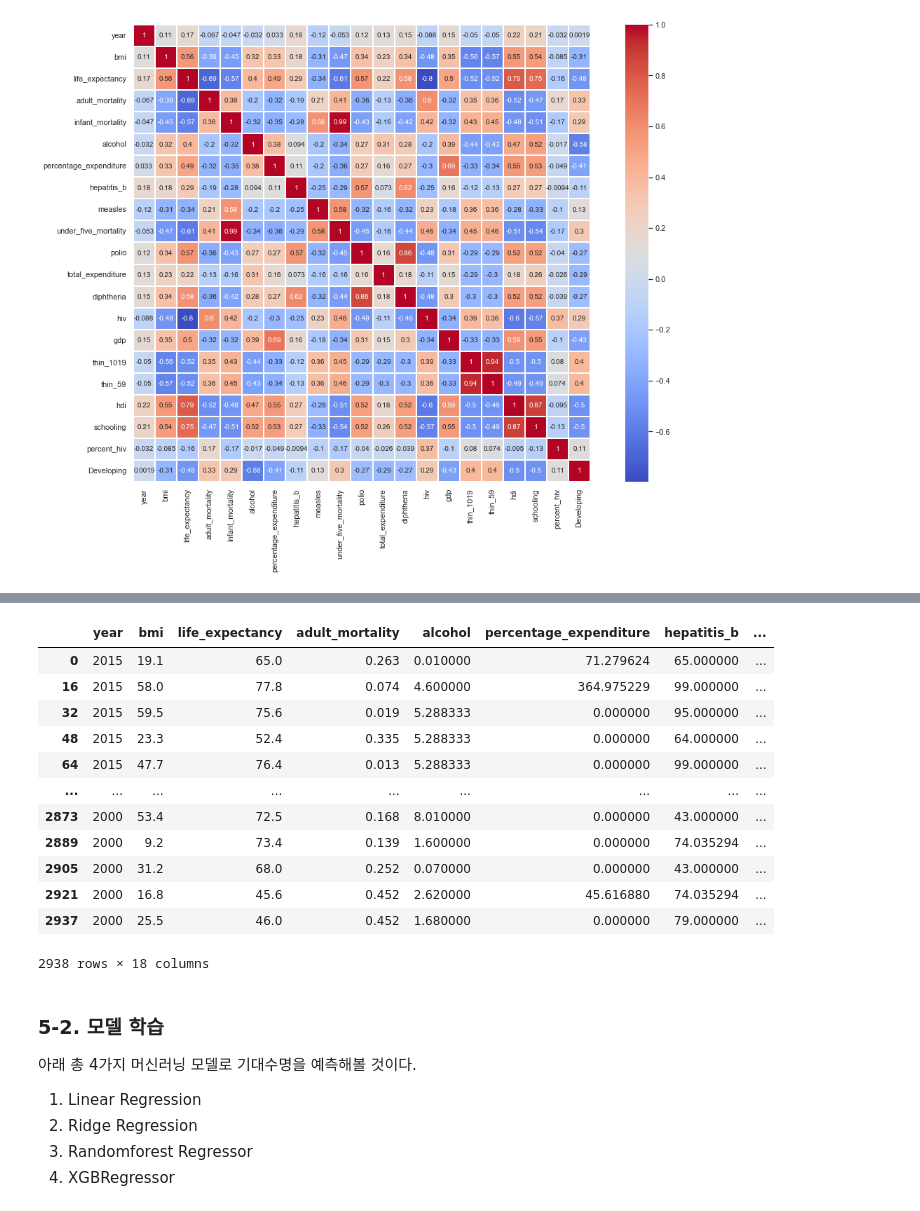
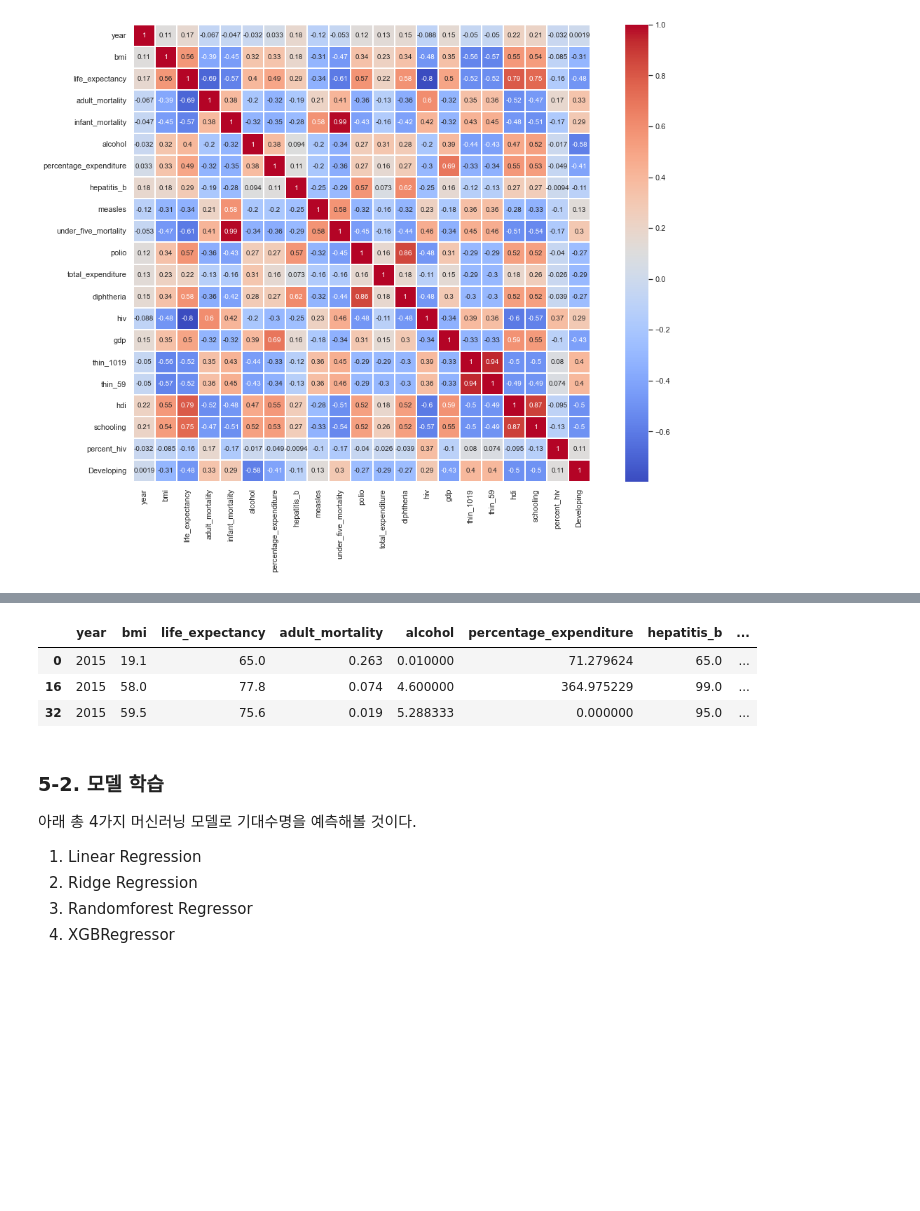
Before and after one commit to minnnnppp/Portfolio, a Jupyter notebook: AIB_project/cp1/AI_10_박민경_CP_01 (1).ipynb, the cells around one changed output, grey strips where cells are left out. Drawn from its saved outputs; the diff is of its cells as text; code cells hidden in the pictures; blank space fills up the shorter version.

```diff
--- a/AIB_project/cp1/AI_10_박민경_CP_01 (1).ipynb
+++ b/AIB_project/cp1/AI_10_박민경_CP_01 (1).ipynb
@@ -1039,21 +1023,12 @@ sns.heatmap(wins_df2[wins_df2.columns].astype(float).corr(), linewidths = 0.1, v
 # %%
 # 컬럼 정리하기
 wins_df2.drop(columns =['infant_mortality', 'schooling', 'thin_59'], axis=1, inplace=True)
-wins_df2
+wins_df2.head(3)
 # %% [output]
 |  | year | bmi | life_expectancy | adult_mortality | alcohol | percentage_expenditure | hepatitis_b | ... |
-| 0 | 2015 | 19.1 | 65.0 | 0.263 | 0.010000 | 71.279624 | 65.000000 | ... |
-| 16 | 2015 | 58.0 | 77.8 | 0.074 | 4.600000 | 364.975229 | 99.000000 | ... |
-| 32 | 2015 | 59.5 | 75.6 | 0.019 | 5.288333 | 0.000000 | 95.000000 | ... |
-| 48 | 2015 | 23.3 | 52.4 | 0.335 | 5.288333 | 0.000000 | 64.000000 | ... |
-| 64 | 2015 | 47.7 | 76.4 | 0.013 | 5.288333 | 0.000000 | 99.000000 | ... |
-| ... | ... | ... | ... | ... | ... | ... | ... | ... |
-| 2873 | 2000 | 53.4 | 72.5 | 0.168 | 8.010000 | 0.000000 | 43.000000 | ... |
-| 2889 | 2000 | 9.2 | 73.4 | 0.139 | 1.600000 | 0.000000 | 74.035294 | ... |
-| 2905 | 2000 | 31.2 | 68.0 | 0.252 | 0.070000 | 0.000000 | 43.000000 | ... |
-| 2921 | 2000 | 16.8 | 45.6 | 0.452 | 2.620000 | 45.616880 | 74.035294 | ... |
-| 2937 | 2000 | 25.5 | 46.0 | 0.452 | 1.680000 | 0.000000 | 79.000000 | ... |
+| 0 | 2015 | 19.1 | 65.0 | 0.263 | 0.010000 | 71.279624 | 65.0 | ... |
+| 16 | 2015 | 58.0 | 77.8 | 0.074 | 4.600000 | 364.975229 | 99.0 | ... |
+| 32 | 2015 | 59.5 | 75.6 | 0.019 | 5.288333 | 0.000000 | 95.0 | ... |
-2938 rows × 18 columns
 # %% [markdown]
 ### 5-2. 모델 학습
 아래 총 4가지 머신러닝 모델로 기대수명을 예측해볼 것이다.
```
Also changed, not shown: parts of 5 cells of this notebook, 1 other file.
